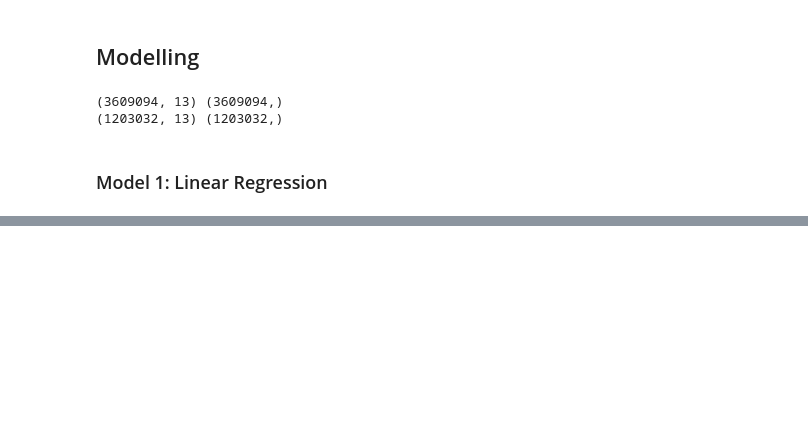
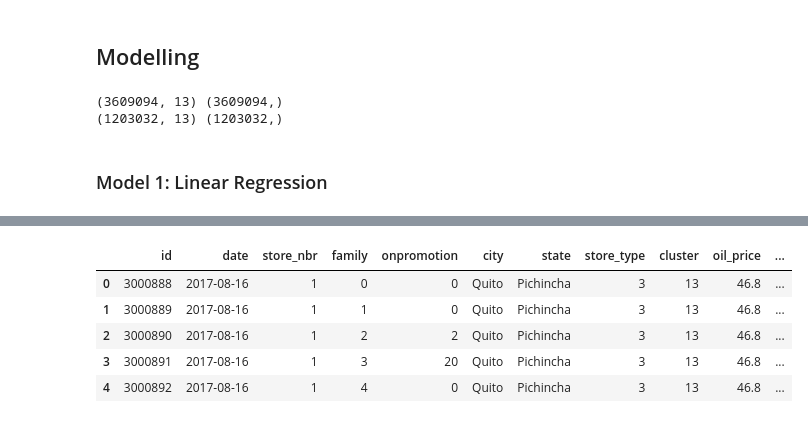
Before and after one commit to kbay9/Retail_Sales_Price_Prediction, a Jupyter notebook: sales_prediction.ipynb, the cells around one changed output, grey strips where cells are left out. Cells and saved outputs as stored; diff of their text form; code cells hidden in the pictures; blank space fills up the shorter version.

```diff
--- a/sales_prediction.ipynb
+++ b/sales_prediction.ipynb
@@ -2021,0 +2427,13 @@ print(X_test.shape, y_test.shape)
+# %%
+# Loading & applying the Label Encoder to the transferred column
+label_encoder = preprocessing.LabelEncoder()
+merged_test_data['family'] = label_encoder.fit_transform(merged_test_data.family)
+merged_test_data['store_type'] = label_encoder.fit_transform(merged_test_data.store_type)
+merged_test_data.head()
+# %% [output]
+|  | id | date | store_nbr | family | onpromotion | city | state | store_type | cluster | oil_price | ... |
+| 0 | 3000888 | 2017-08-16 | 1 | 0 | 0 | Quito | Pichincha | 3 | 13 | 46.8 | ... |
+| 1 | 3000889 | 2017-08-16 | 1 | 1 | 0 | Quito | Pichincha | 3 | 13 | 46.8 | ... |
+| 2 | 3000890 | 2017-08-16 | 1 | 2 | 2 | Quito | Pichincha | 3 | 13 | 46.8 | ... |
+| 3 | 3000891 | 2017-08-16 | 1 | 3 | 20 | Quito | Pichincha | 3 | 13 | 46.8 | ... |
+| 4 | 3000892 | 2017-08-16 | 1 | 4 | 0 | Quito | Pichincha | 3 | 13 | 46.8 | ... |
```
Also changed, not shown: parts of 58 cells of this notebook, 1 other file.
